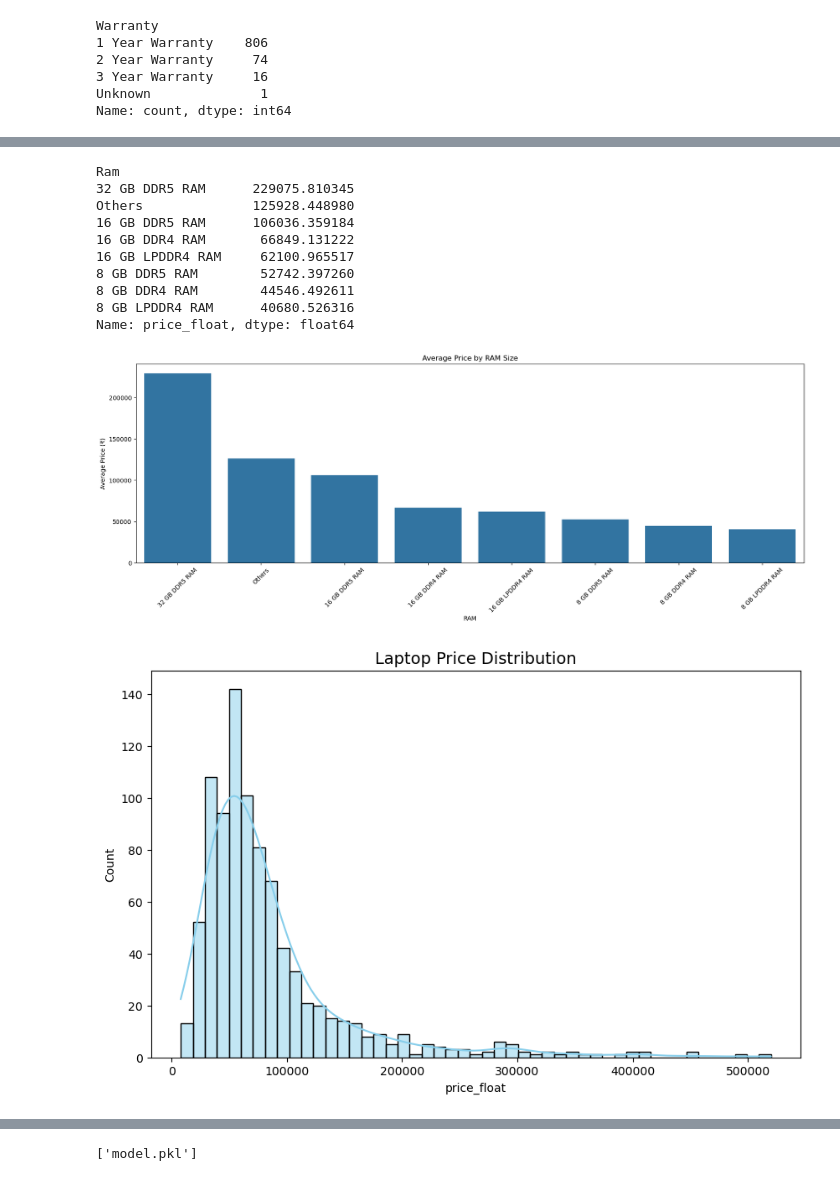
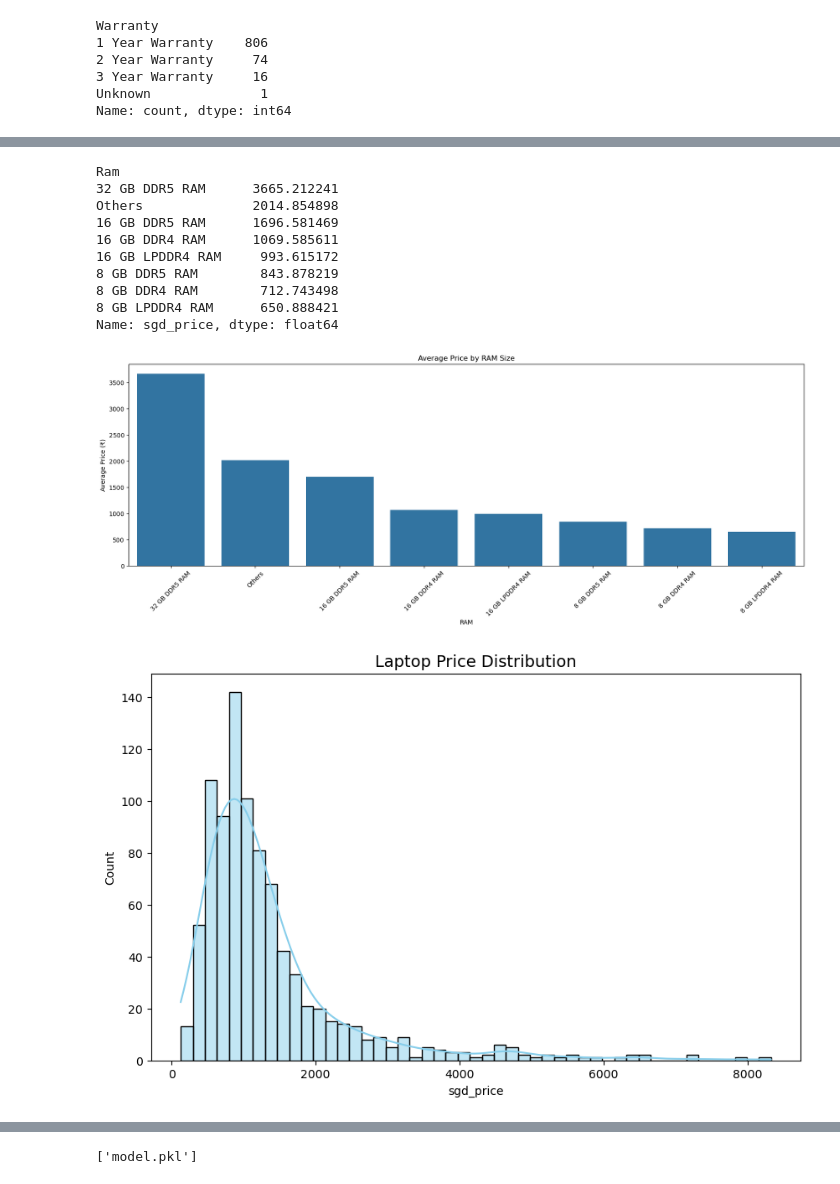
Before and after one commit to QuahJunJie/laptop-price-predictor, a Jupyter notebook: laptop.ipynb, the cells around one changed output, grey strips where cells are left out. Saved outputs shown, nothing was run; the diff lists cells and outputs as text; code cells hidden in the pictures.

```diff
--- a/laptop.ipynb
+++ b/laptop.ipynb
@@ -607,35 +641,35 @@ show_plots(df)
 # %%
-avg_price_by_ram = df.groupby('Ram')['price_float'].mean().sort_values(ascending=False)
+avg_price_by_ram = df.groupby('Ram')['sgd_price'].mean().sort_values(ascending=False)
 print(avg_price_by_ram)
 
 # Bar chart
 plt.figure(figsize=(20, 6))
 sns.barplot(x=avg_price_by_ram.index, y=avg_price_by_ram.values)
 plt.title('Average Price by RAM Size')
 plt.xlabel('RAM')
 plt.ylabel('Average Price (₹)')
 plt.xticks(rotation=45)
 plt.show()
 # %% [output]
 Ram
-32 GB DDR5 RAM      229075.810345
-Others              125928.448980
-16 GB DDR5 RAM      106036.359184
-16 GB DDR4 RAM       66849.131222
-16 GB LPDDR4 RAM     62100.965517
-8 GB DDR5 RAM        52742.397260
-8 GB DDR4 RAM        44546.492611
-8 GB LPDDR4 RAM      40680.526316
-Name: price_float, dtype: float64
+32 GB DDR5 RAM      3665.212241
+Others              2014.854898
+16 GB DDR5 RAM      1696.581469
+16 GB DDR4 RAM      1069.585611
+16 GB LPDDR4 RAM     993.615172
+8 GB DDR5 RAM        843.878219
+8 GB DDR4 RAM        712.743498
+8 GB LPDDR4 RAM      650.888421
+Name: sgd_price, dtype: float64
-[figure, old version]
+[figure, new version]
 # %%
 plt.figure(figsize=(10, 6))
-sns.histplot(df['price_float'], kde=True, color='skyblue')
+sns.histplot(df['sgd_price'], kde=True, color='skyblue')
 plt.title('Laptop Price Distribution', fontsize=14)
-plt.xlabel('price_float')
+plt.xlabel('sgd_price')
 plt.show()
 # %% [output]
-[figure, old version]
+[figure, new version]
 # %%
 # Selected numerical features
 num_features = df.select_dtypes(include=np.number).columns.tolist()
```
Also changed, not shown: parts of 16 cells of this notebook, 3 other files.
